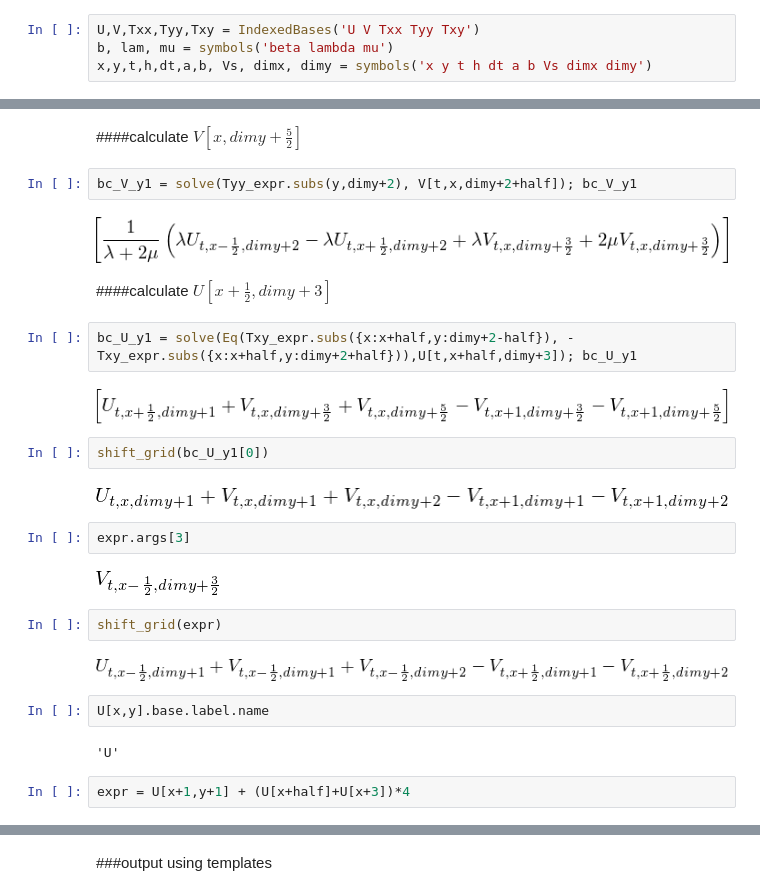
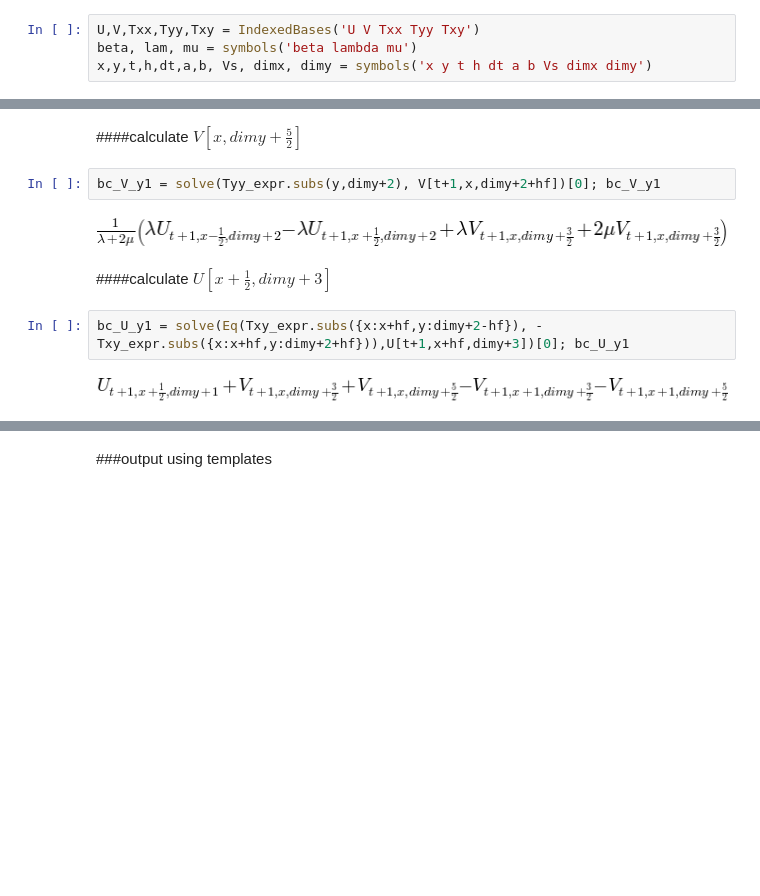
Before and after one commit to devitocodes/opesci-fd, a Jupyter notebook: codegen/demo_ref_convergent.ipynb, the cells around one changed output, grey strips where cells are left out. Saved outputs shown, nothing was run; the diff lists cells and outputs as text; blank space fills up the shorter version.

```diff
--- a/codegen/demo_ref_convergent.ipynb
+++ b/codegen/demo_ref_convergent.ipynb
@@ -17,6 +14,6 @@ The autoreload extension is already loaded. To reload it, use:
 # %%
 U,V,Txx,Tyy,Txy = IndexedBases('U V Txx Tyy Txy')
-b, lam, mu = symbols('beta lambda mu')
+beta, lam, mu = symbols('beta lambda mu')
 x,y,t,h,dt,a,b, Vs, dimx, dimy = symbols('x y t h dt a b Vs dimx dimy')
 # %%
 accuracy_time = 1 # O(dt^2) accuracy in time domain
@@ -259,30 +252,12 @@ $V[x,dimy+\frac{5}{2}]$<br>
 # %% [markdown]
 ####calculate $V[x,dimy+\frac{5}{2}]$
 # %%
-bc_V_y1 = solve(Tyy_expr.subs(y,dimy+2), V[t,x,dimy+2+half]); bc_V_y1
+bc_V_y1 = solve(Tyy_expr.subs(y,dimy+2), V[t+1,x,dimy+2+hf])[0]; bc_V_y1
 # %% [output]
-[figure, old version]
+[figure, new version]
 # %% [markdown]
 ####calculate $U[x+\frac{1}{2},dimy+3]$
 # %%
-bc_U_y1 = solve(Eq(Txy_expr.subs({x:x+half,y:dimy+2-half}), -Txy_expr.subs({x:x+half,y:dimy+2+half})),U[t,x+half,dimy+3]); bc_U_y1
+bc_U_y1 = solve(Eq(Txy_expr.subs({x:x+hf,y:dimy+2-hf}), -Txy_expr.subs({x:x+hf,y:dimy+2+hf})),U[t+1,x+hf,dimy+3])[0]; bc_U_y1
 # %% [output]
-[figure, old version]
+[figure, new version]
-# %%
-shift_grid(bc_U_y1[0])
-# %% [output]
-[figure, removed]
-# %%
-expr.args[3]
-# %% [output]
-[figure, removed]
-# %%
-shift_grid(expr)
-# %% [output]
-[figure, removed]
-# %%
-U[x,y].base.label.name
-# %% [output]
-'U'
-# %%
-expr = U[x+1,y+1] + (U[x+half]+U[x+3])*4
```
Also changed, not shown: parts of 39 cells of this notebook.
